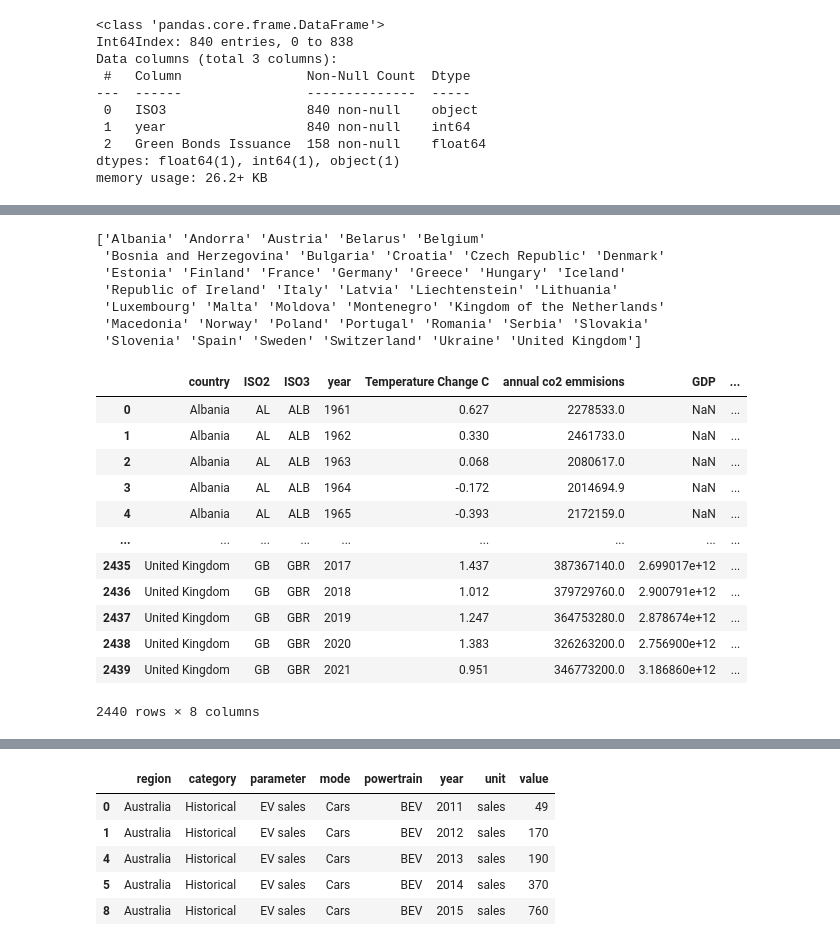
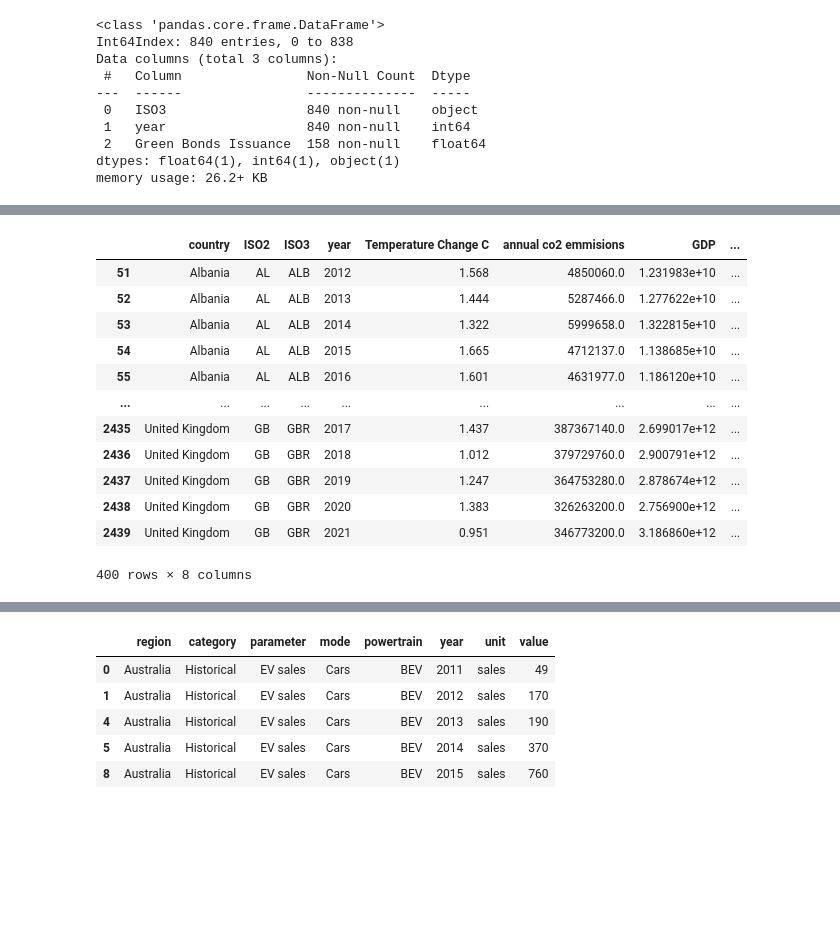
Before and after one commit to TrulsST/VisualAnalytics, a Jupyter notebook: Data_processing.ipynb, the cells around one changed output, grey strips where cells are left out. Saved outputs shown, nothing was run; the diff lists cells and outputs as text; code cells hidden in the pictures; blank space fills up the shorter version.

```diff
--- a/Data_processing.ipynb
+++ b/Data_processing.ipynb
@@ -432,27 +402,23 @@ df_main = df_main.merge(df_green_bonds,
-# %%
-df_main['country'] = df_main['ISO2']
-df_main['country'].replace(iso_name, inplace=True)
-print(df_main['country'].unique())
-df_main.to_excel("data/main.xlsx", index=False)
-df_main
-# %% [output]
-['Albania' 'Andorra' 'Austria' 'Belarus' 'Belgium'
- 'Bosnia and Herzegovina' 'Bulgaria' 'Croatia' 'Czech Republic' 'Denmark'
- 'Estonia' 'Finland' 'France' 'Germany' 'Greece' 'Hungary' 'Iceland'
- 'Republic of Ireland' 'Italy' 'Latvia' 'Liechtenstein' 'Lithuania'
- 'Luxembourg' 'Malta' 'Moldova' 'Montenegro' 'Kingdom of the Netherlands'
- 'Macedonia' 'Norway' 'Poland' 'Portugal' 'Romania' 'Serbia' 'Slovakia'
- 'Slovenia' 'Spain' 'Sweden' 'Switzerland' 'Ukraine' 'United Kingdom']
-|  | country | ISO2 | ISO3 | year | Temperature Change C | annual co2 emmisions | GDP | ... |
-| 0 | Albania | AL | ALB | 1961 | 0.627 | 2278533.0 | NaN | ... |
-| 1 | Albania | AL | ALB | 1962 | 0.330 | 2461733.0 | NaN | ... |
-| 2 | Albania | AL | ALB | 1963 | 0.068 | 2080617.0 | NaN | ... |
-| 3 | Albania | AL | ALB | 1964 | -0.172 | 2014694.9 | NaN | ... |
-| 4 | Albania | AL | ALB | 1965 | -0.393 | 2172159.0 | NaN | ... |
-| ... | ... | ... | ... | ... | ... | ... | ... | ... |
-| 2435 | United Kingdom | GB | GBR | 2017 | 1.437 | 387367140.0 | 2.699017e+12 | ... |
-| 2436 | United Kingdom | GB | GBR | 2018 | 1.012 | 379729760.0 | 2.900791e+12 | ... |
-| 2437 | United Kingdom | GB | GBR | 2019 | 1.247 | 364753280.0 | 2.878674e+12 | ... |
-| 2438 | United Kingdom | GB | GBR | 2020 | 1.383 | 326263200.0 | 2.756900e+12 | ... |
-| 2439 | United Kingdom | GB | GBR | 2021 | 0.951 | 346773200.0 | 3.186860e+12 | ... |
-2440 rows × 8 columns
+# %%
+# Insert country name
+df_main['country'] = df_main['ISO2']
+df_main['country'].replace(iso_name, inplace=True)
+
+## Only keep relevant time period
+df_main = df_main[df_main['year'].isin(set(time_period))]
+
+df_main
+# %% [output]
+|  | country | ISO2 | ISO3 | year | Temperature Change C | annual co2 emmisions | GDP | ... |
+| 51 | Albania | AL | ALB | 2012 | 1.568 | 4850060.0 | 1.231983e+10 | ... |
+| 52 | Albania | AL | ALB | 2013 | 1.444 | 5287466.0 | 1.277622e+10 | ... |
+| 53 | Albania | AL | ALB | 2014 | 1.322 | 5999658.0 | 1.322815e+10 | ... |
+| 54 | Albania | AL | ALB | 2015 | 1.665 | 4712137.0 | 1.138685e+10 | ... |
+| 55 | Albania | AL | ALB | 2016 | 1.601 | 4631977.0 | 1.186120e+10 | ... |
+| ... | ... | ... | ... | ... | ... | ... | ... | ... |
+| 2435 | United Kingdom | GB | GBR | 2017 | 1.437 | 387367140.0 | 2.699017e+12 | ... |
+| 2436 | United Kingdom | GB | GBR | 2018 | 1.012 | 379729760.0 | 2.900791e+12 | ... |
+| 2437 | United Kingdom | GB | GBR | 2019 | 1.247 | 364753280.0 | 2.878674e+12 | ... |
+| 2438 | United Kingdom | GB | GBR | 2020 | 1.383 | 326263200.0 | 2.756900e+12 | ... |
+| 2439 | United Kingdom | GB | GBR | 2021 | 0.951 | 346773200.0 | 3.186860e+12 | ... |
+400 rows × 8 columns
```
Also changed, not shown: parts of 20 cells of this notebook, 7 other files.
